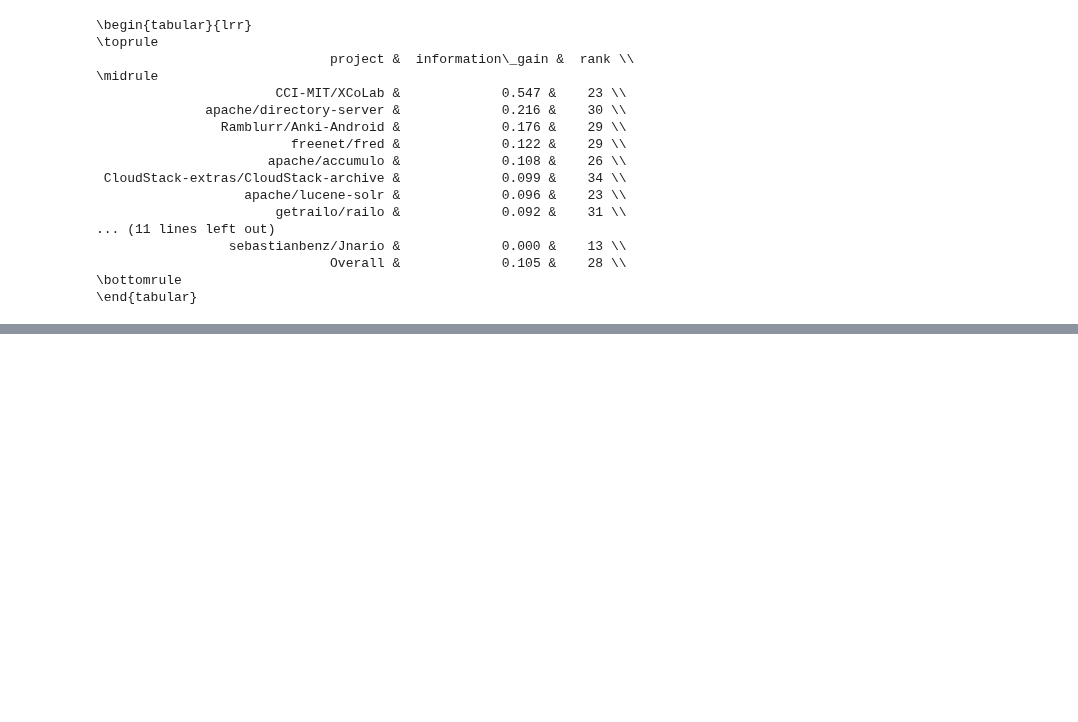
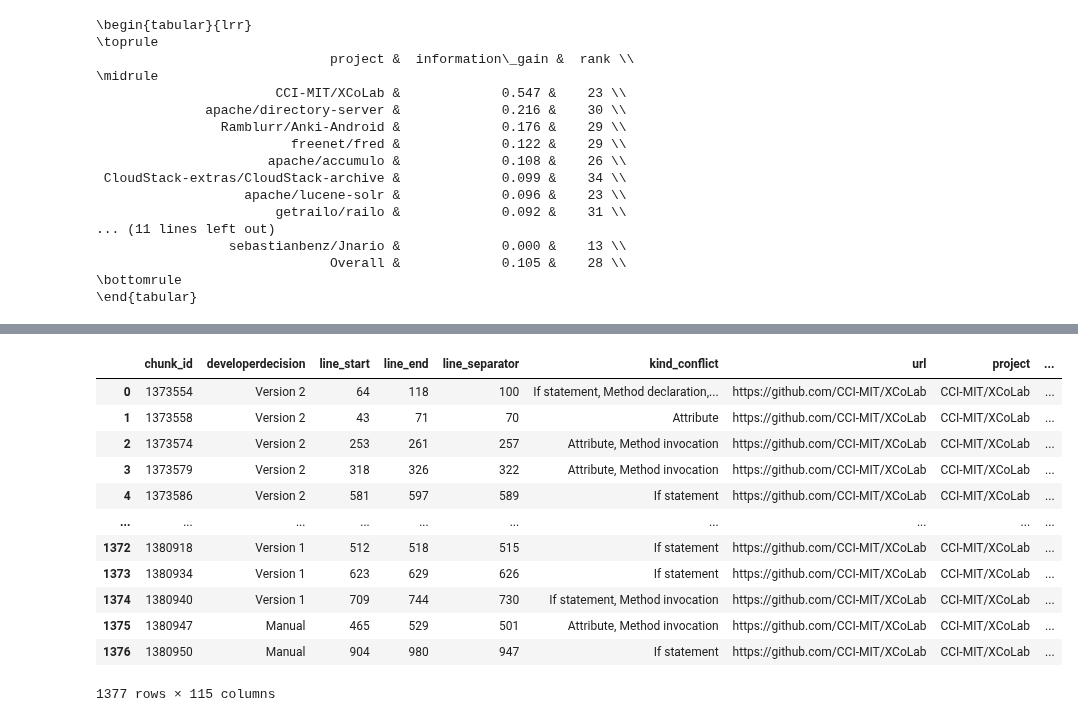
Before and after one commit to gems-uff/mestre, a Jupyter notebook: scripts/paper/tables.ipynb, the cells around one changed output, grey strips where cells are left out. Saved outputs shown, nothing was run; the diff lists cells and outputs as text; code cells hidden in the pictures; blank space fills up the shorter version.

```diff
--- a/scripts/paper/tables.ipynb
+++ b/scripts/paper/tables.ipynb
@@ -1127,0 +1175,17 @@ print(developers_per_project.to_latex(index=False))
+# %%
+cci_test = pd.read_csv("../../data/projects/CCI-MIT__XCoLab-test.csv")
+cci_test
+# %% [output]
+|  | chunk_id | developerdecision | line_start | line_end | line_separator | kind_conflict | url | project | ... |
+| 0 | 1373554 | Version 2 | 64 | 118 | 100 | If statement, Method declaration,... | https://github.com/CCI-MIT/XCoLab | CCI-MIT/XCoLab | ... |
+| 1 | 1373558 | Version 2 | 43 | 71 | 70 | Attribute | https://github.com/CCI-MIT/XCoLab | CCI-MIT/XCoLab | ... |
+| 2 | 1373574 | Version 2 | 253 | 261 | 257 | Attribute, Method invocation | https://github.com/CCI-MIT/XCoLab | CCI-MIT/XCoLab | ... |
+| 3 | 1373579 | Version 2 | 318 | 326 | 322 | Attribute, Method invocation | https://github.com/CCI-MIT/XCoLab | CCI-MIT/XCoLab | ... |
+| 4 | 1373586 | Version 2 | 581 | 597 | 589 | If statement | https://github.com/CCI-MIT/XCoLab | CCI-MIT/XCoLab | ... |
+| ... | ... | ... | ... | ... | ... | ... | ... | ... | ... |
+| 1372 | 1380918 | Version 1 | 512 | 518 | 515 | If statement | https://github.com/CCI-MIT/XCoLab | CCI-MIT/XCoLab | ... |
+| 1373 | 1380934 | Version 1 | 623 | 629 | 626 | If statement | https://github.com/CCI-MIT/XCoLab | CCI-MIT/XCoLab | ... |
+| 1374 | 1380940 | Version 1 | 709 | 744 | 730 | If statement, Method invocation | https://github.com/CCI-MIT/XCoLab | CCI-MIT/XCoLab | ... |
+| 1375 | 1380947 | Manual | 465 | 529 | 501 | Attribute, Method invocation | https://github.com/CCI-MIT/XCoLab | CCI-MIT/XCoLab | ... |
+| 1376 | 1380950 | Manual | 904 | 980 | 947 | If statement | https://github.com/CCI-MIT/XCoLab | CCI-MIT/XCoLab | ... |
+1377 rows × 115 columns
```
Also changed, not shown: parts of 14 cells of this notebook.
